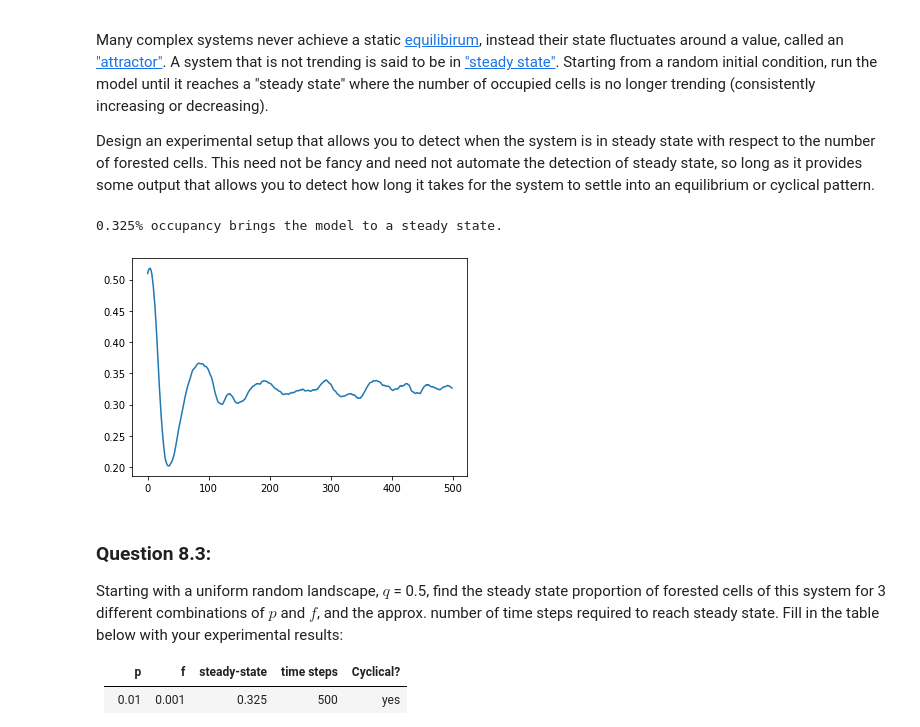
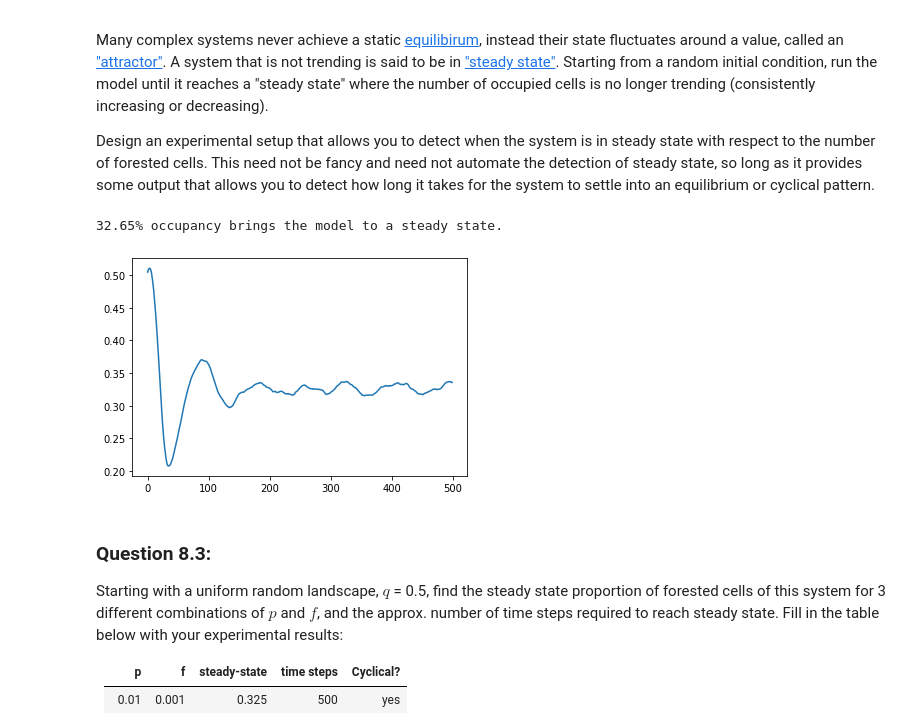
Before and after one commit to owengenge/cap-comp215, a Jupyter notebook: labs/lab07.ipynb, the cells around one changed output. Saved outputs shown, nothing was run; the diff lists cells and outputs as text; code cells hidden in the pictures.

```diff
--- a/labs/lab07.ipynb
+++ b/labs/lab07.ipynb
@@ -259,17 +259,17 @@ This need not be fancy and need not automate the detection of steady state, so l
 # %%
 # Ex. 8.2 here
 
 def simulate(size, steps, q, f, p):
   model = ForestFire(size, q=q, f=f, p=p)
   per_occupied = [model.step().pct_occupied() for i in range(steps)]
   steps_list = [i for i in range(steps)]
   plt.plot(steps_list,per_occupied)
-  print(f'{round(np.average(per_occupied),3)}% occupancy brings the model to a steady state.')
+  print(f'{round(np.average(per_occupied),4)*100}% occupancy brings the model to a steady state.')
 
-simulate(200, 500, q=.5, p=0.01, f=0.001)
+simulate(300, 500, q=.5, p=0.01, f=0.001)
 # %% [output]
-0.325% occupancy brings the model to a steady state.
+32.65% occupancy brings the model to a steady state.
-[figure, old version]
+[figure, new version]
 # %% [markdown]
 ### Question 8.3:
 Starting with a uniform random landscape, $q$ = 0.5, find the steady state proportion of forested cells of this system for 3 different combinations of $p$ and $f$, and the approx. number of time steps required to reach steady state.
```
Also changed, not shown: parts of 1 cell of this notebook.
